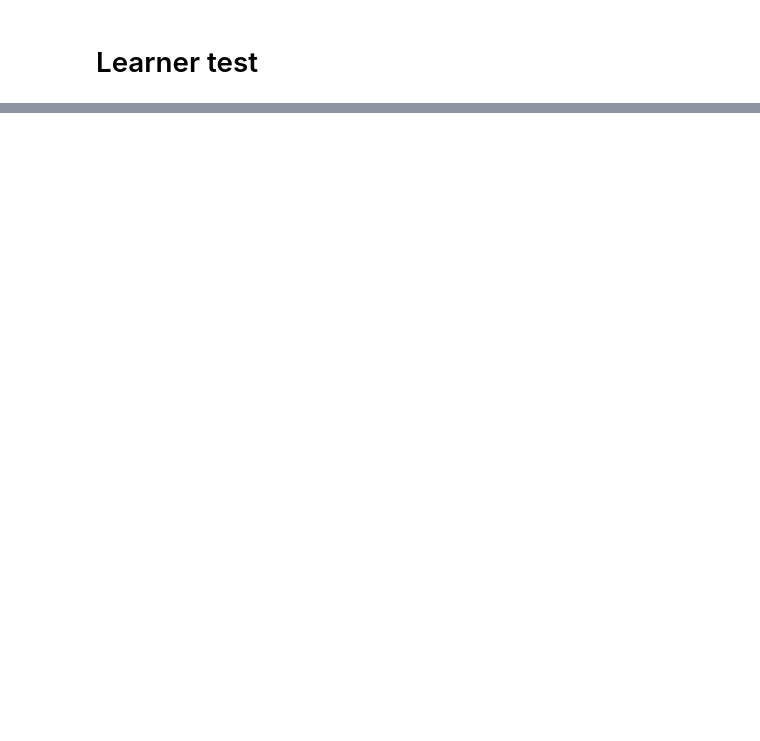
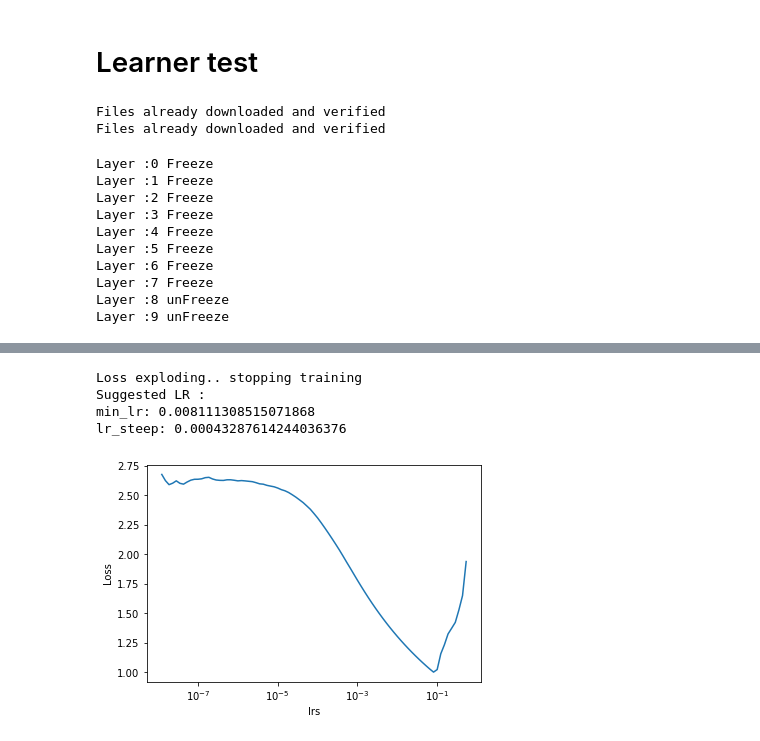
Before and after one commit to VedantWani/PrimeCNNv3, a Jupyter notebook: nbs_test/lib_test_workflow.ipynb, the cells around one changed output, grey strips where cells are left out. Drawn from its saved outputs; the diff is of its cells as text; code cells hidden in the pictures; blank space fills up the shorter version.

Commit message:
fixes for vizualize, learner and cb

```diff
--- a/nbs_test/lib_test_workflow.ipynb
+++ b/nbs_test/lib_test_workflow.ipynb
@@ -65,11 +69,34 @@ from PrimeCNNv3.utils.data.dataset import Dataset
 from PrimeCNNv3.callbacks import *
 from PrimeCNNv3.metric import *
 from PrimeCNNv3.learner import *
+# %%
+class AdaptiveConcatPool2d(nn.Module):
+    "Layer that concats `AdaptiveAvgPool2d` and `AdaptiveMaxPool2d`"
+    def __init__(self, size=None):
+        super(AdaptiveConcatPool2d,self).__init__()
+        self.size = size or 1
+        self.ap = nn.AdaptiveAvgPool2d(self.size)
+        self.mp = nn.AdaptiveMaxPool2d(self.size)
+    def forward(self, x): return torch.cat([self.mp(x), self.ap(x)], 1)
+# %%
+random_seed(0)
+head = nn.Sequential(
+                     nn.Flatten(),
+                     nn.BatchNorm1d(num_features=1024,eps=1e-05, momentum=0.1, affine=True, track_running_stats=True),
+                     nn.Dropout(p = 0.25, inplace = False),
+                     nn.Linear(in_features=1024, out_features=512, bias= False),
+                     nn.ReLU(inplace=True),
+                     nn.BatchNorm1d(num_features=512,eps=1e-05, momentum=0.1, affine=True, track_running_stats=True),
+                     nn.Dropout(p = 0.5, inplace = False),
+                     nn.Linear(in_features=512, out_features=10, bias= False)
+
+)
 # %%
 #hide
 random_seed(0)
 model = models.resnet18(pretrained = True)
-model.fc = nn.Linear(512, out_features=10, bias=True)
+model.avgpool = nn.Sequential(AdaptiveConcatPool2d())
+model.fc = head
 transform=transforms.Compose([
         transforms.ToTensor(),
         transforms.Normalize([0.485, 0.456, 0.406],[0.229, 0.224, 0.225])
@@ -89,8 +116,22 @@ cbs = [SetupLearnerCB(),Recorder(),ShowStats()]
 learn = Learner(model,dls, metric = [accuracy, precision, recall, f1score],
                 cbs = cbs,loss_func=nn.CrossEntropyLoss(),
                 opt_func=torch.optim.AdamW )
+# %% [output]
+Files already downloaded and verified
+Files already downloaded and verified
 # %%
 #hide
 random_seed(0)
-#learn.freeze()
+learn.freeze_to(-2)
 learn.lr_finder()
+# %% [output]
+Layer :0 Freeze
+Layer :1 Freeze
+Layer :2 Freeze
+Layer :3 Freeze
+Layer :4 Freeze
+Layer :5 Freeze
+Layer :6 Freeze
+Layer :7 Freeze
+Layer :8 unFreeze
+Layer :9 unFreeze
@@ -97,2 +139,7 @@ learn.lr_finder()
+Loss exploding.. stopping training
+Suggested LR :
+min_lr: 0.008111308515071868
+lr_steep: 0.00043287614244036376
+[figure, added]
 # %%
 random_seed(0)
```
Also changed, not shown: parts of 4 cells of this notebook, 7 other files.
